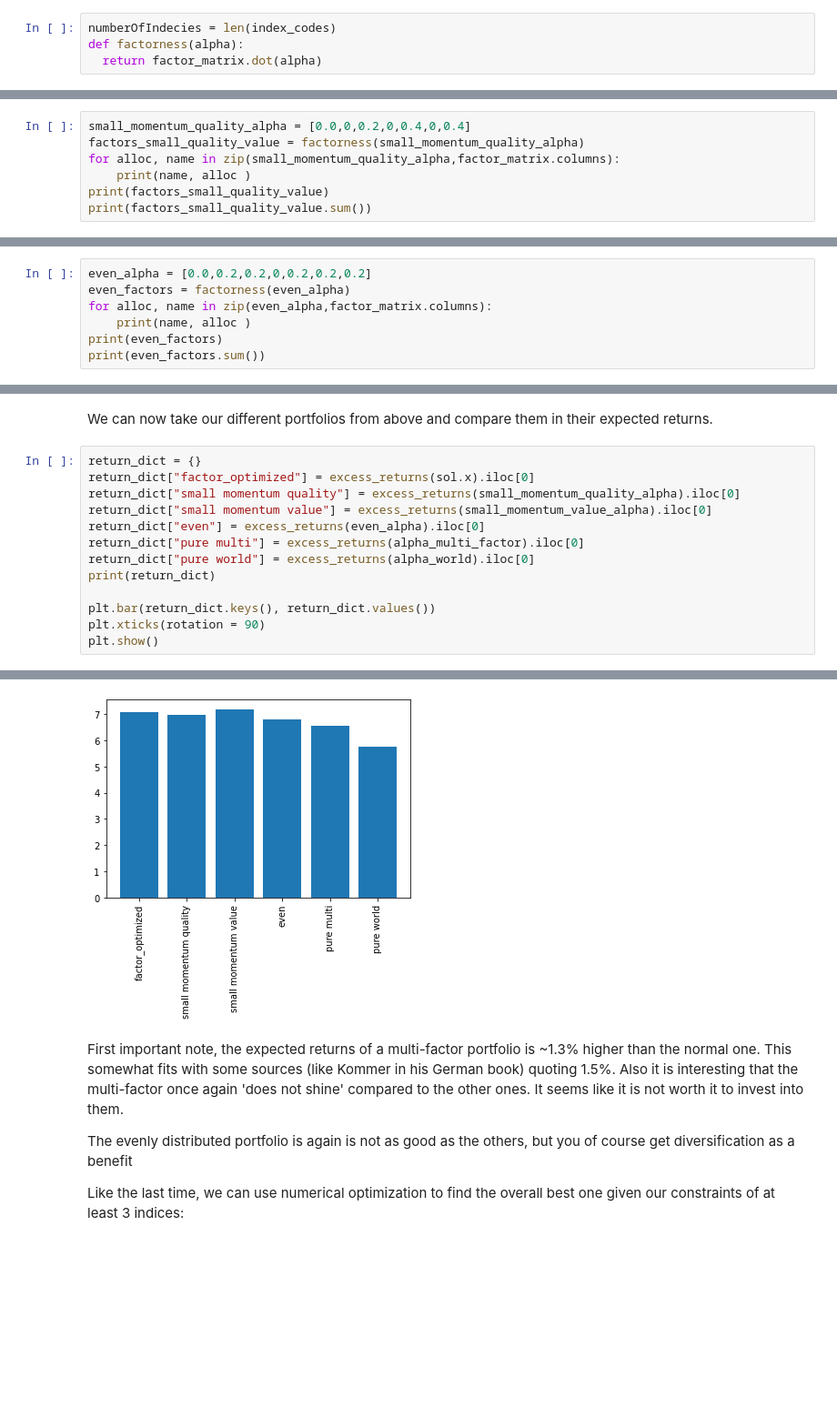
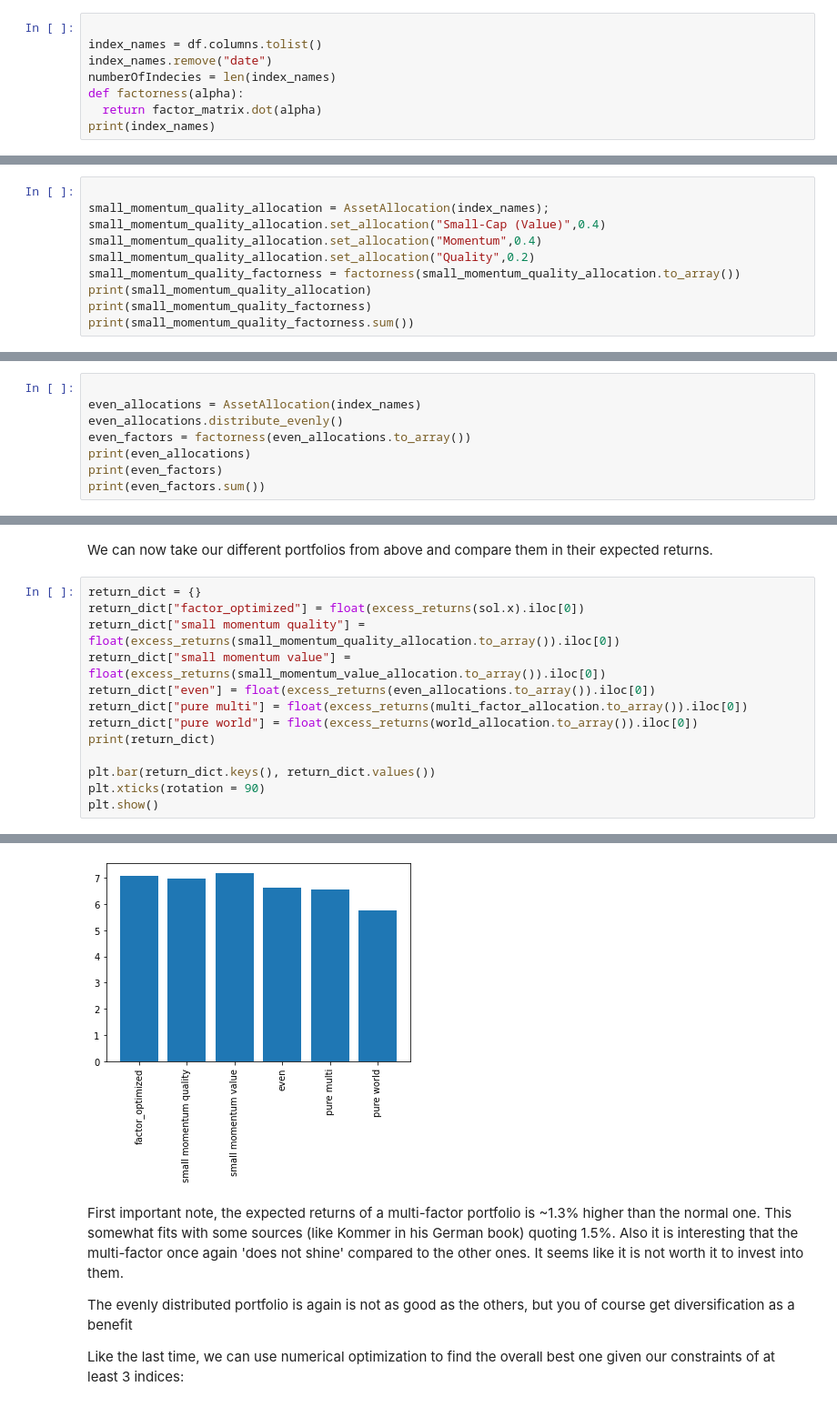
Before and after one commit to MartinLiebig/factornessy, a Jupyter notebook: FF5-Factor analysis.ipynb, the cells around one changed output, grey strips where cells are left out. Shown at 91% size. Saved outputs shown, nothing was run; the diff lists cells and outputs as text; blank space fills up the shorter version.

Commit message:
Moving to a more readable way of storing asset allocation

```diff
--- a/FF5-Factor analysis.ipynb
+++ b/FF5-Factor analysis.ipynb
@@ -181,6 +182,10 @@ The factorness vector $\vec{f}$ can now be expressed as:
 \end{equation}
 Where $\underline{F}$ is the factor matrix and $\alpha$ our asset allocation vector.
 # %%
-numberOfIndecies = len(index_codes)
+
+index_names = df.columns.tolist()
+index_names.remove("date")
+numberOfIndecies = len(index_names)
 def factorness(alpha):
   return factor_matrix.dot(alpha)
+print(index_names)
@@ -297,8 +294,11 @@ dtype: float64
 # %%
-small_momentum_quality_alpha = [0.0,0,0.2,0,0.4,0,0.4]
-factors_small_quality_value = factorness(small_momentum_quality_alpha)
-for alloc, name in zip(small_momentum_quality_alpha,factor_matrix.columns):
-    print(name, alloc )
-print(factors_small_quality_value)
-print(factors_small_quality_value.sum())
+
+small_momentum_quality_allocation = AssetAllocation(index_names);
+small_momentum_quality_allocation.set_allocation("Small-Cap (Value)",0.4)
+small_momentum_quality_allocation.set_allocation("Momentum",0.4)
+small_momentum_quality_allocation.set_allocation("Quality",0.2)
+small_momentum_quality_factorness = factorness(small_momentum_quality_allocation.to_array())
+print(small_momentum_quality_allocation)
+print(small_momentum_quality_factorness)
+print(small_momentum_quality_factorness.sum())
 # %% [output]
@@ -319,10 +314,11 @@ dtype: float64
 # %% [markdown]
 As a last portfolio, lets look at an evenly distributed portfolio between value, quality, low Vola and Small Cap (Value):
 # %%
-even_alpha = [0.0,0.2,0.2,0,0.2,0.2,0.2]
-even_factors = factorness(even_alpha)
-for alloc, name in zip(even_alpha,factor_matrix.columns):
-    print(name, alloc )
+
+even_allocations = AssetAllocation(index_names)
+even_allocations.distribute_evenly()
+even_factors = factorness(even_allocations.to_array())
+print(even_allocations)
 print(even_factors)
 print(even_factors.sum())
 # %% [output]
@@ -368,12 +359,12 @@ def excess_returns(alpha):
 We can now take our different portfolios from above and compare them in their expected returns.
 # %%
 return_dict = {}
-return_dict["factor_optimized"] = excess_returns(sol.x).iloc[0]
-return_dict["small momentum quality"] = excess_returns(small_momentum_quality_alpha).iloc[0]
-return_dict["small momentum value"] = excess_returns(small_momentum_value_alpha).iloc[0]
-return_dict["even"] = excess_returns(even_alpha).iloc[0]
-return_dict["pure multi"] = excess_returns(alpha_multi_factor).iloc[0]
-return_dict["pure world"] = excess_returns(alpha_world).iloc[0]
+return_dict["factor_optimized"] = float(excess_returns(sol.x).iloc[0])
+return_dict["small momentum quality"] = float(excess_returns(small_momentum_quality_allocation.to_array()).iloc[0])
+return_dict["small momentum value"] = float(excess_returns(small_momentum_value_allocation.to_array()).iloc[0])
+return_dict["even"] = float(excess_returns(even_allocations.to_array()).iloc[0])
+return_dict["pure multi"] = float(excess_returns(multi_factor_allocation.to_array()).iloc[0])
+return_dict["pure world"] = float(excess_returns(world_allocation.to_array()).iloc[0])
 print(return_dict)
 
 plt.bar(return_dict.keys(), return_dict.values())
@@ -384,4 +375,4 @@ plt.show()
-[figure, old version]
+[figure, new version]
 # %% [markdown]
 First important note, the expected returns of a multi-factor portfolio is ~1.3% higher than the normal one. This somewhat fits with some sources (like Kommer in his German book) quoting 1.5%.
 Also it is interesting that the multi-factor once again 'does not shine' compared to the other ones. It seems like it is not worth it to invest into them.
```
Also changed, not shown: parts of 9 cells of this notebook, 1 other file.
